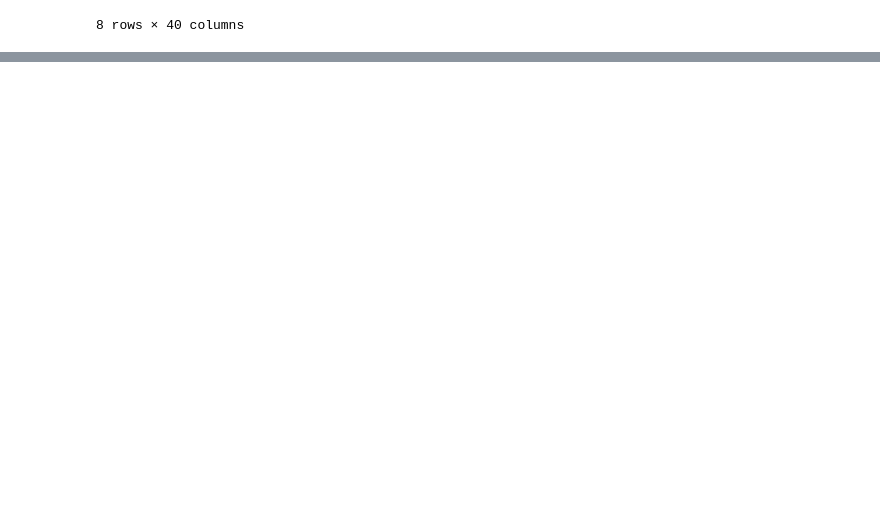
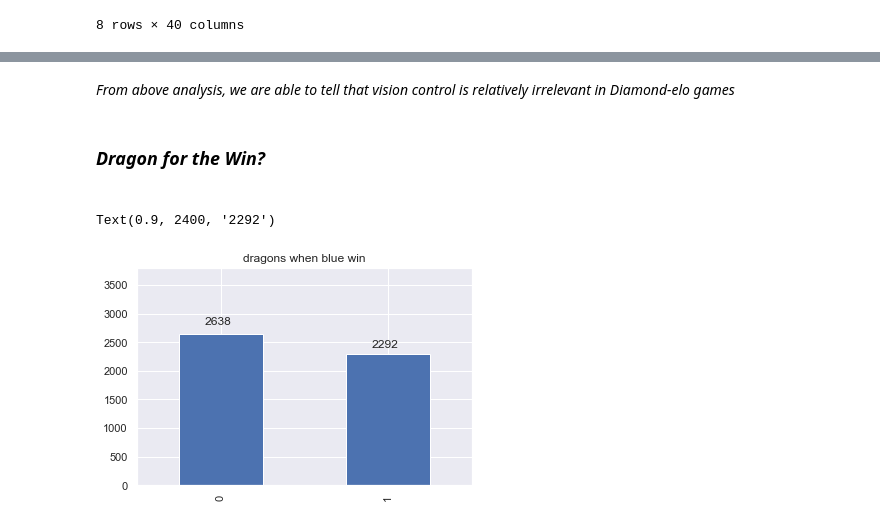
Before and after one commit to rayinforce/DA_projects, a Jupyter notebook: LoLproject-1.ipynb, the cells around one changed output, grey strips where cells are left out. Drawn from its saved outputs; the diff is of its cells as text; code cells hidden in the pictures; blank space fills up the shorter version.

```diff
--- a/LoLproject-1.ipynb
+++ b/LoLproject-1.ipynb
@@ -131,0 +142,11 @@ sns.scatterplot(x=data['blueTotalGold'],y=data['blueWins'])
+# %% [markdown]
+*From above analysis, we are able to tell that vision control is relatively irrelevant in Diamond-elo games*
+# %% [markdown]
+<h3><em>Dragon for the Win?<em><h3>
+# %%
+bar1 = bw_game['blueDragons'].value_counts().plot(kind='bar', ylim=(0,3800), title='dragons when blue win')
+bar1.annotate(bw_game[bw_game['blueDragons'] == 0]['blueDragons'].count(), xy=(-0.1, 2800))
+bar1.annotate(bw_game[bw_game['blueDragons'] == 1]['blueDragons'].count(), xy=(0.9, 2400))
+# %% [output]
+Text(0.9, 2400, '2292')
+[figure, added]
```
Also changed, not shown: parts of 30 cells of this notebook.
